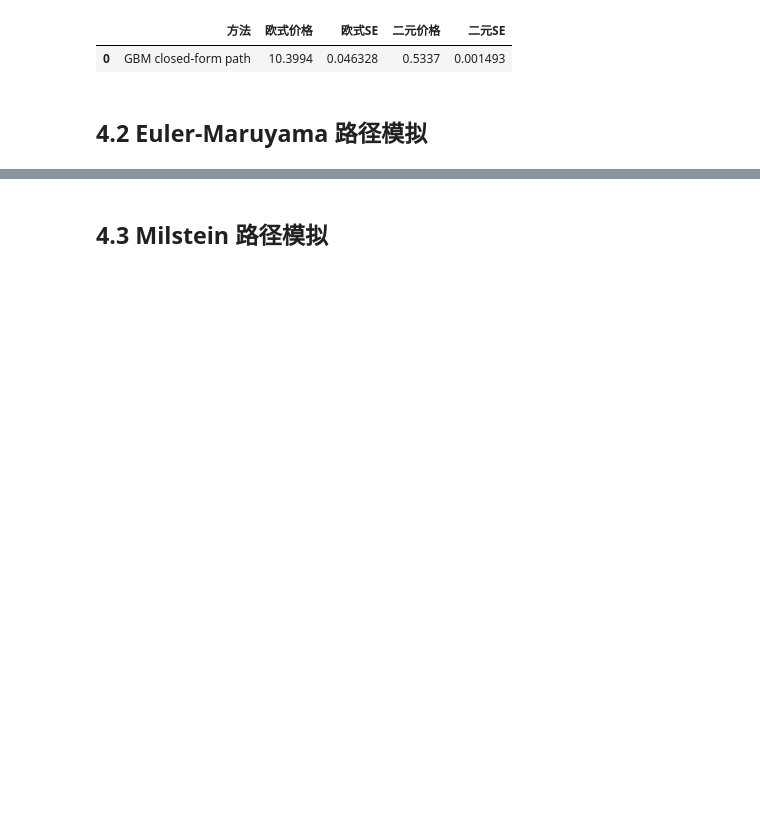
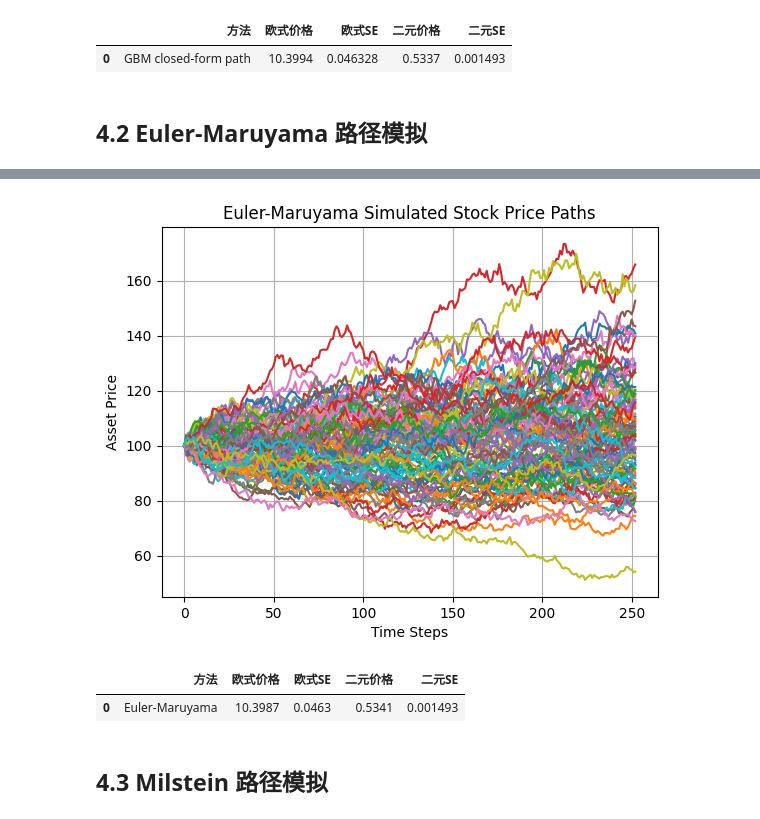
Before and after one commit to xption/CQFLearning, a Jupyter notebook: Exam2/Answer.ipynb, the cells around one changed output, grey strips where cells are left out. Saved outputs shown, nothing was run; the diff lists cells and outputs as text; code cells hidden in the pictures; blank space fills up the shorter version.

```diff
--- a/Exam2/Answer.ipynb
+++ b/Exam2/Answer.ipynb
@@ -124,29 +124,6 @@ baseline_time_grid = np.linspace(0, T, baseline_n_steps + 1)
 
 # 三种方法使用同一组随机数，便于公平比较路径差异
 baseline_random_normals = np.random.normal(0, 1, (baseline_n_paths, baseline_n_steps))
-
-def simulate_euler_paths(S0, r, sigma, T, n_paths, n_steps, random_normals=None):
-    dt_local = T / n_steps
-    if random_normals is None:
-        random_normals = np.random.normal(0, 1, (n_paths, n_steps))
-    paths = np.zeros((n_paths, n_steps + 1))
-    paths[:, 0] = S0
-    for t in range(1, n_steps + 1):
-        z = random_normals[:, t - 1]
-        paths[:, t] = paths[:, t - 1] * (1 + r * dt_local + sigma * z * np.sqrt(dt_local))
-    return paths
-
-def simulate_milstein_paths(S0, r, sigma, T, n_paths, n_steps, random_normals=None):
-    dt_local = T / n_steps
-    if random_normals is None:
-        random_normals = np.random.normal(0, 1, (n_paths, n_steps))
-    paths = np.zeros((n_paths, n_steps + 1))
-    paths[:, 0] = S0
-    for t in range(1, n_steps + 1):
-        z = random_normals[:, t - 1]
-        milstein_term = 0.5 * sigma**2 * (z**2 - 1) * dt_local
-        paths[:, t] = paths[:, t - 1] * (1 + r * dt_local + sigma * z * np.sqrt(dt_local) + milstein_term)
-    return paths
 
 def plot_simulated_paths(paths_df, title):
     plt.plot(paths_df[:100].T)
@@ -230,10 +207,15 @@ display(make_single_method_pricing_table("GBM closed-form path", gbm_euro_price,
 # %% [markdown]
 ## 4.2 Euler-Maruyama 路径模拟
 # %%
-euler_paths = simulate_euler_paths(S0, r, sigma, T, baseline_n_paths, baseline_n_steps, baseline_random_normals)
-euler_paths_df = pd.DataFrame(euler_paths)
-display(euler_paths_df)
-plot_simulated_paths(euler_paths, "Euler-Maruyama Simulated Stock Price Paths")
+# Simulation Function for Euler-Maruyama paths
+def simulate_euler_paths(S0, r, sigma, T, n_paths, n_steps, random_normals):
 
-euler_euro_price_base, euler_euro_se_base, euler_binary_price_base, euler_binary_se_base = price_options_from_terminal_stock(euler_paths[:, -1])
-display(make_single_method_pricing_table("Euler-Maruyama", euler_euro_price_base, euler_euro_se_base, euler_binary_price_base, euler_binary_se_base))
+    dt_local = T / n_steps
+    paths = np.zeros((n_paths, n_steps + 1))
+    paths[:, 0] = S0
+
+    for t in range(1, n_steps + 1):
+        z = random_normals[:, t - 1]
+        paths[:, t] = paths[:, t - 1] * (1 + r * dt_local + sigma * z * np.sqrt(dt_local))
+
+    return paths
@@ -257,3 +240,13 @@ display(make_single_method_pricing_table("Euler-Maruyama", euler_euro_price_base
+# %%
+plot_simulated_paths(euler_paths_df, "Euler-Maruyama Simulated Stock Price Paths")
+# %% [output]
+[figure, added]
+# %%
+euler_euro_price_base, euler_euro_se_base, euler_binary_price_base, euler_binary_se_base = price_options_from_terminal_stock(euler_paths[:, -1])
+display(make_single_method_pricing_table("Euler-Maruyama", euler_euro_price_base, euler_euro_se_base, euler_binary_price_base, euler_binary_se_base))
+# %% [output]
+|  | 方法 | 欧式价格 | 欧式SE | 二元价格 | 二元SE |
+| 0 | Euler-Maruyama | 10.3987 | 0.0463 | 0.5341 | 0.001493 |
 # %% [markdown]
 ## 4.3 Milstein 路径模拟
 # %%
```
Also changed, not shown: parts of 8 cells of this notebook.
